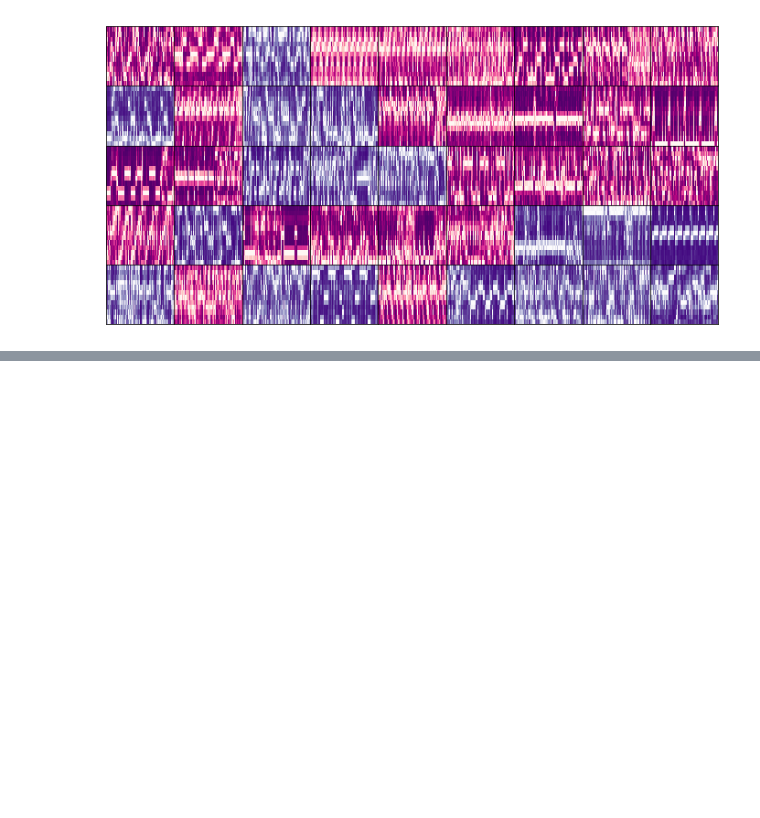
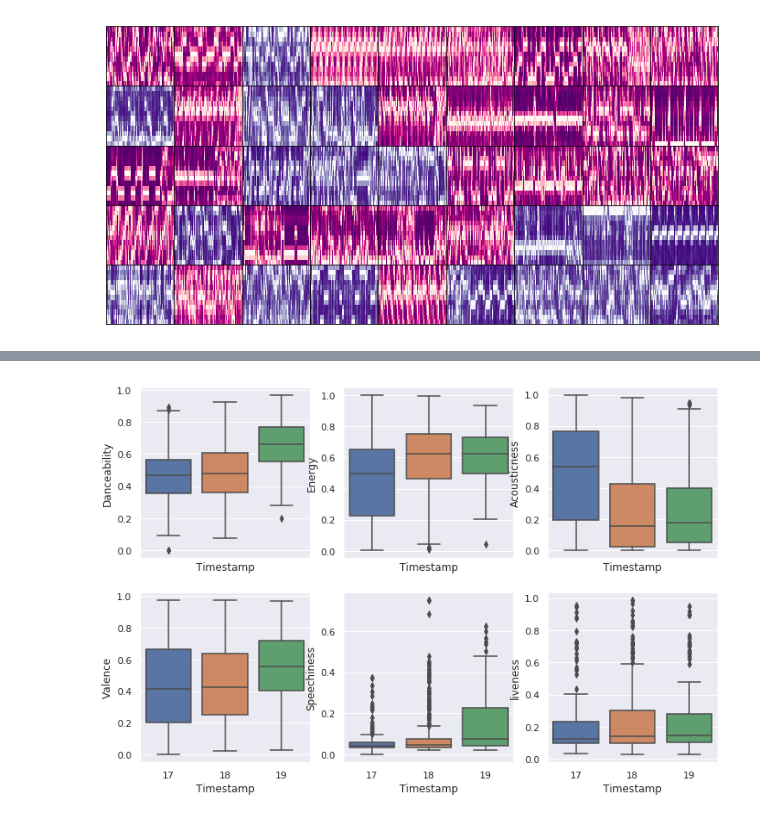
Before and after one commit to aguilarearle/spotifyAnalysis, a Jupyter notebook: Exploratory Data Analysis-Spotify.ipynb, the cells around one changed output, grey strips where cells are left out. Cells and saved outputs as stored; diff of their text form; code cells hidden in the pictures; blank space fills up the shorter version.

```diff
--- a/Exploratory Data Analysis-Spotify.ipynb
+++ b/Exploratory Data Analysis-Spotify.ipynb
@@ -426,0 +495,13 @@ sns.pairplot(song_features_df)
+# %%
+song_add_date = []
+
+for song in all_songs:
+    timestamp = song['added_at']
+    song_add_date.append(timestamp)
+# %%
+from datetime import datetime
+
+song_timestamp = [datetime.strptime(date, '%Y-%m-%dT%H:%M:%SZ').date() for date in song_add_date]
+# %%
+song_features_df = song_features_df.assign(Timestamp=song_timestamp)
+song_features_df['Timestamp'] = pd.to_datetime(song_features_df['Timestamp'])
@@ -426,0 +516,19 @@ sns.pairplot(song_features_df)
+# %%
+years = song_features_df.Timestamp.apply(lambda x: x.strftime('%y'))
+
+sns.set(color_codes=True)
+f, axes = plt.subplots(2, 3, figsize=(12,8), sharex=True)
+
+ax = sns.boxplot(years, song_features_df.Danceability,ax=axes[0,0])
+
+ax = sns.boxplot(years, song_features_df.Energy,ax=axes[0,1])
+
+ax = sns.boxplot(years, song_features_df.Acousticness,ax=axes[0,2])
+
+ax = sns.boxplot(years, song_features_df.Valence,ax=axes[1,0])
+
+ax = sns.boxplot(years, song_features_df.Speechiness,ax=axes[1,1])
+
+ax = sns.boxplot(years, song_features_df.liveness,ax=axes[1,2])
+# %% [output]
+[figure, added]
```
Also changed, not shown: parts of 35 cells of this notebook, 2 other files.
